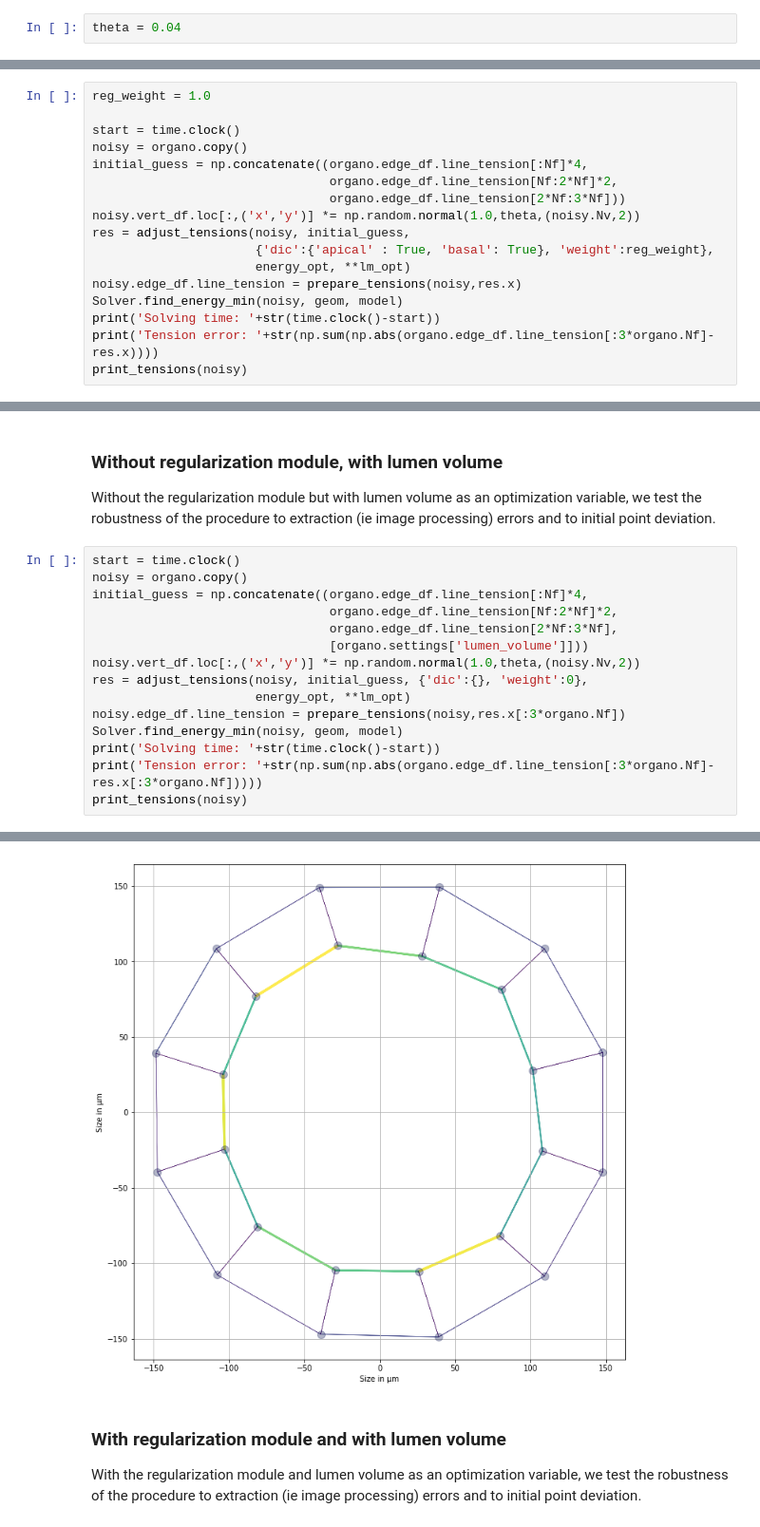
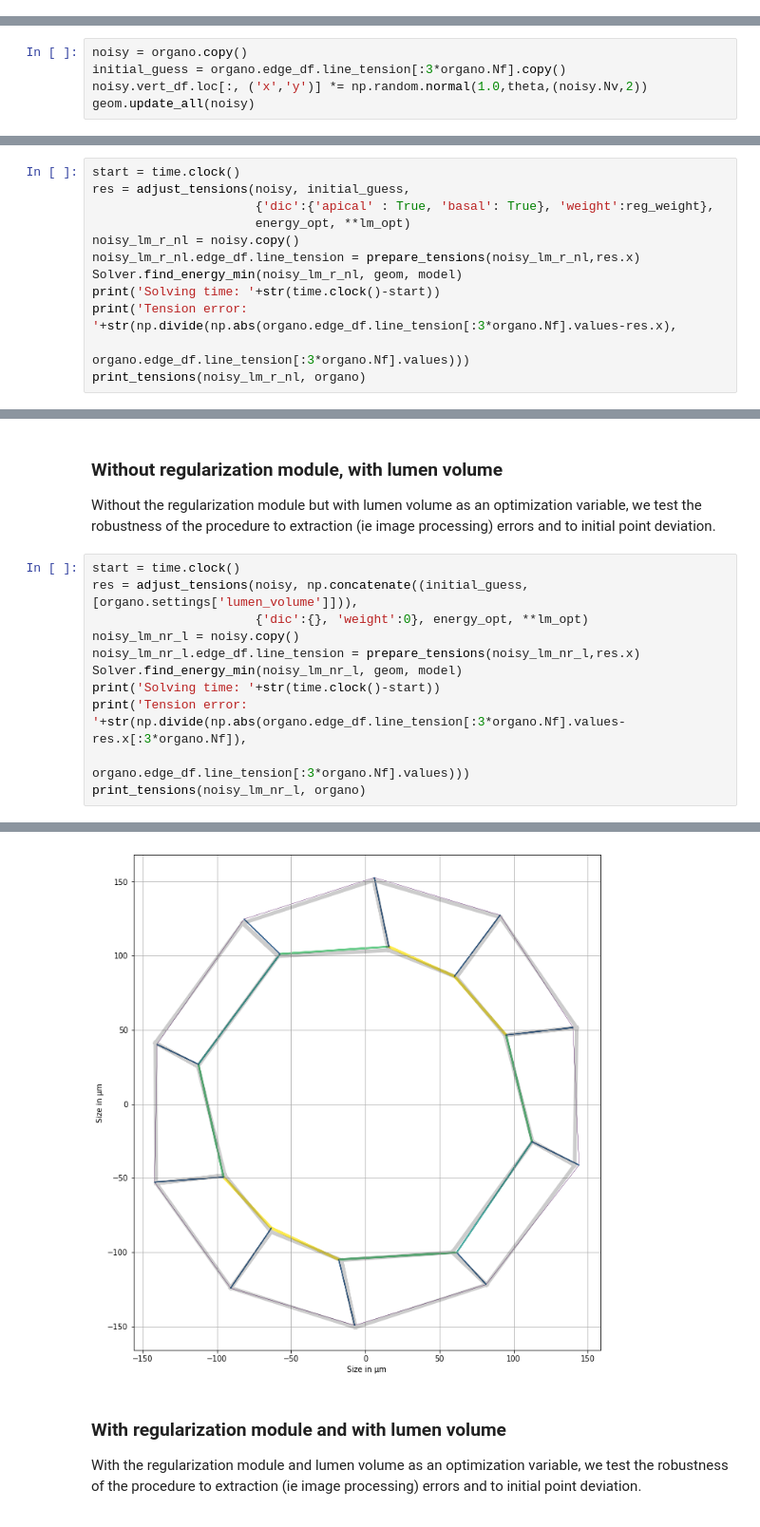
Before and after one commit to felixquinton/tyssue-taylor, a Jupyter notebook: notebooks/Quick test pipeline.ipynb, the cells around one changed output, grey strips where cells are left out. Shown at 95% size. Cells and saved outputs as stored; diff of their text form.

```diff
--- a/notebooks/Quick test pipeline.ipynb
+++ b/notebooks/Quick test pipeline.ipynb
@@ -115,10 +125,13 @@ psqp_opt = {'lb': 0, 'ub': 100, 'method': 'PSQP'}
-# %%
-theta = 0.04
 # %% [markdown]
 # Robustness to extraction errors
 
 At first we test robustness to extraction errors. This is done by create an organoïd whit perturbated (x,y) coordinates.
 Then we run the optimization procedure, which gives us an experimental organoïd, and measure how far the result is from the theoritical organoïd.
+# %%
+noisy = organo.copy()
+initial_guess = organo.edge_df.line_tension[:3*organo.Nf].copy()
+noisy.vert_df.loc[:, ('x','y')] *= np.random.normal(1.0,theta,(noisy.Nv,2))
+geom.update_all(noisy)
 # %% [markdown]
 ## LM distance minimization
 This minimization procedure uses Levenberg-Marquardt (lm) procedure from scipy.least_squares to find the set of linear tensions that minimize the euclidian distance from the theoritical organoid to the experimental organoid.
@@ -151,20 +172,15 @@ print_tensions(noisy)
 ### With regularization module, without lumen volume
 With the regularization module but without lumen volume as an optimization variable, we test the robustness of the procedure to extraction (ie image processing) errors and to initial point deviation.
 # %%
-reg_weight = 1.0
-
 start = time.clock()
-noisy = organo.copy()
-initial_guess = np.concatenate((organo.edge_df.line_tension[:Nf]*4,
-                                organo.edge_df.line_tension[Nf:2*Nf]*2,
-                                organo.edge_df.line_tension[2*Nf:3*Nf]))
-noisy.vert_df.loc[:,('x','y')] *= np.random.normal(1.0,theta,(noisy.Nv,2))
 res = adjust_tensions(noisy, initial_guess,
                       {'dic':{'apical' : True, 'basal': True}, 'weight':reg_weight},
                       energy_opt, **lm_opt)
-noisy.edge_df.line_tension = prepare_tensions(noisy,res.x)
-Solver.find_energy_min(noisy, geom, model)
+noisy_lm_r_nl = noisy.copy()
+noisy_lm_r_nl.edge_df.line_tension = prepare_tensions(noisy_lm_r_nl,res.x)
+Solver.find_energy_min(noisy_lm_r_nl, geom, model)
 print('Solving time: '+str(time.clock()-start))
-print('Tension error: '+str(np.sum(np.abs(organo.edge_df.line_tension[:3*organo.Nf]-res.x))))
-print_tensions(noisy)
+print('Tension error: '+str(np.divide(np.abs(organo.edge_df.line_tension[:3*organo.Nf].values-res.x),
+                                             organo.edge_df.line_tension[:3*organo.Nf].values)))
+print_tensions(noisy_lm_r_nl, organo)
 # %% [output]
@@ -176,17 +198,13 @@ Tension error: 170.64762836947307
 Without the regularization module but with lumen volume as an optimization variable, we test the robustness of the procedure to extraction (ie image processing) errors and to initial point deviation.
 # %%
 start = time.clock()
-noisy = organo.copy()
-initial_guess = np.concatenate((organo.edge_df.line_tension[:Nf]*4,
-                                organo.edge_df.line_tension[Nf:2*Nf]*2,
-                                organo.edge_df.line_tension[2*Nf:3*Nf],
-                                [organo.settings['lumen_volume']]))
-noisy.vert_df.loc[:,('x','y')] *= np.random.normal(1.0,theta,(noisy.Nv,2))
-res = adjust_tensions(noisy, initial_guess, {'dic':{}, 'weight':0},
-                      energy_opt, **lm_opt)
-noisy.edge_df.line_tension = prepare_tensions(noisy,res.x[:3*organo.Nf])
-Solver.find_energy_min(noisy, geom, model)
+res = adjust_tensions(noisy, np.concatenate((initial_guess, [organo.settings['lumen_volume']])),
+                      {'dic':{}, 'weight':0}, energy_opt, **lm_opt)
+noisy_lm_nr_l = noisy.copy()
+noisy_lm_nr_l.edge_df.line_tension = prepare_tensions(noisy_lm_nr_l,res.x)
+Solver.find_energy_min(noisy_lm_nr_l, geom, model)
 print('Solving time: '+str(time.clock()-start))
-print('Tension error: '+str(np.sum(np.abs(organo.edge_df.line_tension[:3*organo.Nf]-res.x[:3*organo.Nf]))))
-print_tensions(noisy)
+print('Tension error: '+str(np.divide(np.abs(organo.edge_df.line_tension[:3*organo.Nf].values-res.x[:3*organo.Nf]),
+                                             organo.edge_df.line_tension[:3*organo.Nf].values)))
+print_tensions(noisy_lm_nr_l, organo)
 # %% [output]
@@ -195,4 +219,4 @@ Tension error: 169.63236557115124
-[figure, old version]
+[figure, new version]
 # %% [markdown]
 ### With regularization module and with lumen volume
 With the regularization module and lumen volume as an optimization variable, we test the robustness of the procedure to extraction (ie image processing) errors and to initial point deviation.
```
Also changed, not shown: parts of 53 cells of this notebook, 4 other files.
